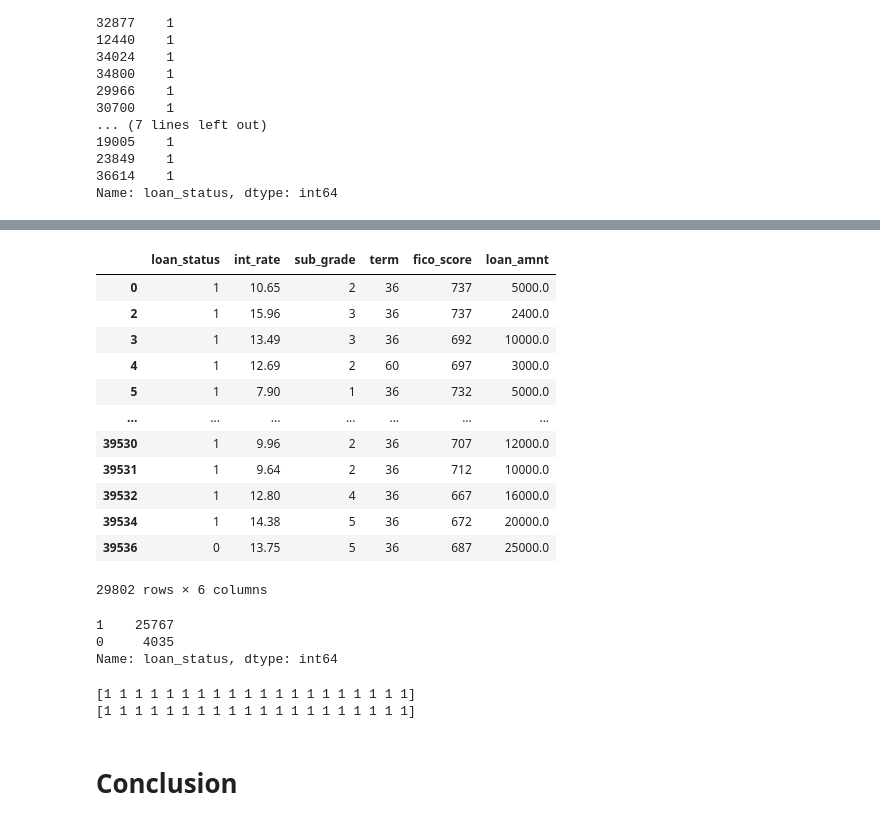
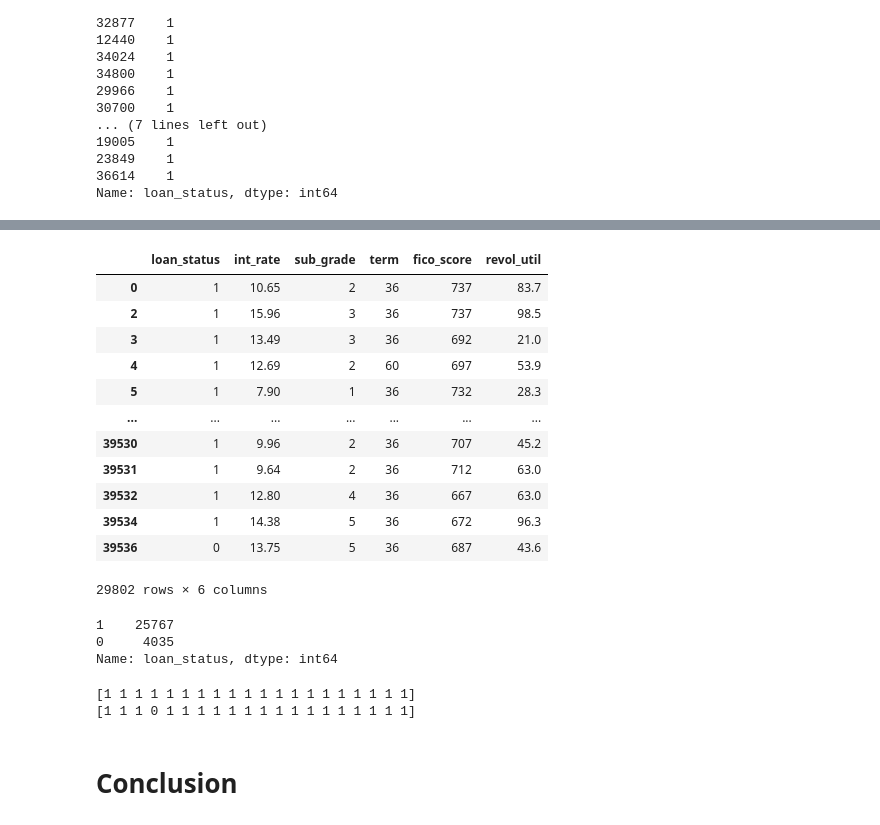
Before and after one commit to bartekwphd/Project_LC, a Jupyter notebook: Project part 4 - Modeling.ipynb, the cells around one changed output, grey strips where cells are left out. Saved outputs shown, nothing was run; the diff lists cells and outputs as text; code cells hidden in the pictures.

```diff
--- a/Project part 4 - Modeling.ipynb
+++ b/Project part 4 - Modeling.ipynb
@@ -117,3 +160,7 @@ df = df[(z<3).all(axis=1)]
+# %%
+# Removing unnecessary columns
+
+df = df.drop(['home_ownership_NONE', 'home_ownership_OTHER', 'home_ownership_OWN', 'pub_rec', 'pub_rec_bankruptcies'], axis=1)
 # %%
 # Removing outliers
 
@@ -580,24 +648,24 @@ Text(0.5, 1.0, 'Features Correlating with loan_status')
 # %%
 # Selecting the best correlated variables from loan_status
 
-new_X = df[['int_rate', 'sub_grade', 'term', 'fico_score', 'loan_amnt']].values
+new_X = df[['int_rate', 'sub_grade', 'term', 'fico_score', 'revol_util']].values
 new_y = df['loan_status'].values
 
-example_df = df[['loan_status', 'int_rate', 'sub_grade', 'term', 'fico_score', 'loan_amnt']]
+example_df = df[['loan_status', 'int_rate', 'sub_grade', 'term', 'fico_score', 'revol_util']]
 example_df
 # %% [output]
-|  | loan_status | int_rate | sub_grade | term | fico_score | loan_amnt |
-| 0 | 1 | 10.65 | 2 | 36 | 737 | 5000.0 |
-| 2 | 1 | 15.96 | 3 | 36 | 737 | 2400.0 |
-| 3 | 1 | 13.49 | 3 | 36 | 692 | 10000.0 |
-| 4 | 1 | 12.69 | 2 | 60 | 697 | 3000.0 |
-| 5 | 1 | 7.90 | 1 | 36 | 732 | 5000.0 |
+|  | loan_status | int_rate | sub_grade | term | fico_score | revol_util |
+| 0 | 1 | 10.65 | 2 | 36 | 737 | 83.7 |
+| 2 | 1 | 15.96 | 3 | 36 | 737 | 98.5 |
+| 3 | 1 | 13.49 | 3 | 36 | 692 | 21.0 |
+| 4 | 1 | 12.69 | 2 | 60 | 697 | 53.9 |
+| 5 | 1 | 7.90 | 1 | 36 | 732 | 28.3 |
 | ... | ... | ... | ... | ... | ... | ... |
-| 39530 | 1 | 9.96 | 2 | 36 | 707 | 12000.0 |
-| 39531 | 1 | 9.64 | 2 | 36 | 712 | 10000.0 |
-| 39532 | 1 | 12.80 | 4 | 36 | 667 | 16000.0 |
-| 39534 | 1 | 14.38 | 5 | 36 | 672 | 20000.0 |
-| 39536 | 0 | 13.75 | 5 | 36 | 687 | 25000.0 |
+| 39530 | 1 | 9.96 | 2 | 36 | 707 | 45.2 |
+| 39531 | 1 | 9.64 | 2 | 36 | 712 | 63.0 |
+| 39532 | 1 | 12.80 | 4 | 36 | 667 | 63.0 |
+| 39534 | 1 | 14.38 | 5 | 36 | 672 | 96.3 |
+| 39536 | 0 | 13.75 | 5 | 36 | 687 | 43.6 |
 29802 rows × 6 columns
 # %%
 example_df.loan_status.value_counts()
@@ -615,7 +683,7 @@ print(y_test[:20])
 print(y_pred_new[:20])
 # %% [output]
 [1 1 1 1 1 1 1 1 1 1 1 1 1 1 1 1 1 1 1 1]
-[1 1 1 1 1 1 1 1 1 1 1 1 1 1 1 1 1 1 1 1]
+[1 1 1 0 1 1 1 1 1 1 1 1 1 1 1 1 1 1 1 1]
 # %%
 # # Enter the appropriate values to predict the probability that the loan will be repaid:
 
```
Also changed, not shown: parts of 21 cells of this notebook.
